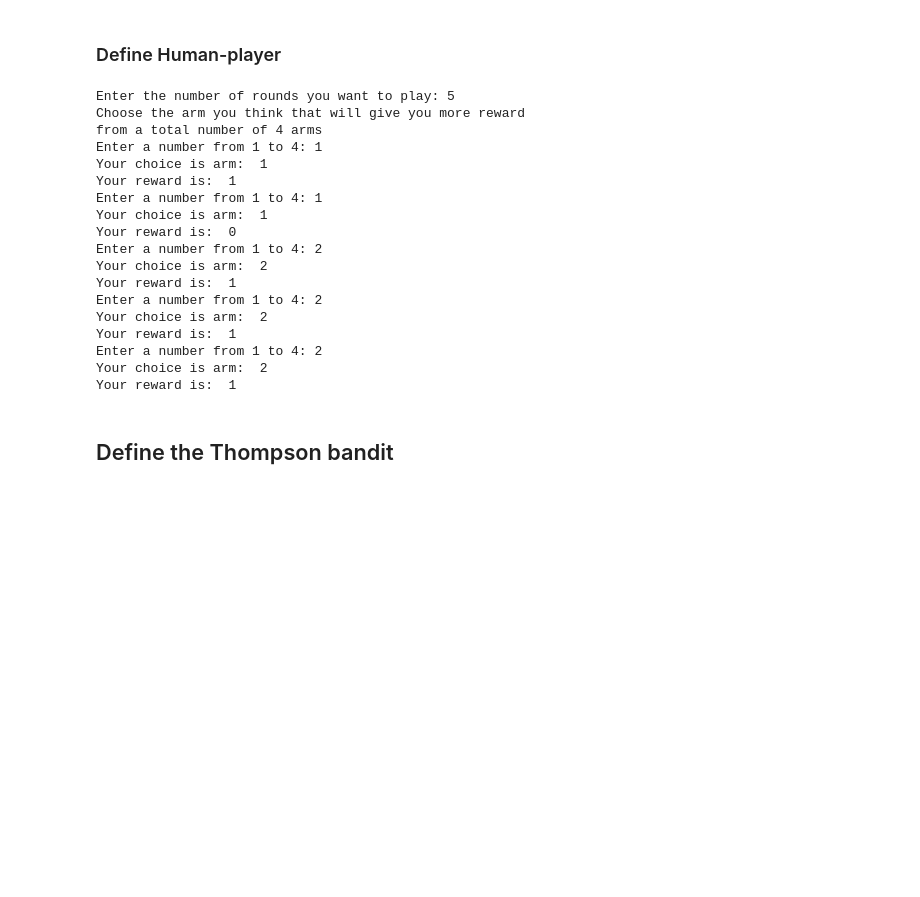
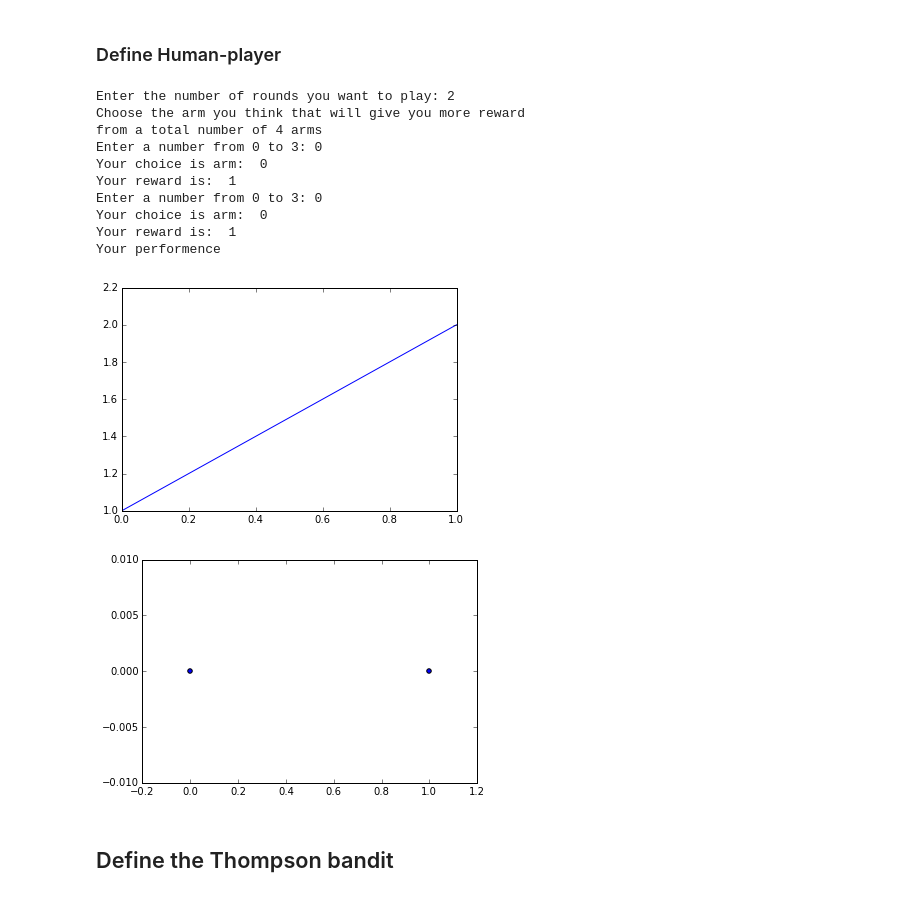
Before and after one commit to cwhy/MAB, a Jupyter notebook: Thompson Sampling.ipynb, the cells around one changed output. Saved outputs shown, nothing was run; the diff lists cells and outputs as text; code cells hidden in the pictures; blank space fills up the shorter version.

```diff
--- a/Thompson Sampling.ipynb
+++ b/Thompson Sampling.ipynb
@@ -72,44 +71,40 @@ class Bandit:
 # %%
 class Player(Bandit):
     def __init__(self, config):
         Bandit.__init__(self, config)
 
     def choose(self):
-        return int(input("Enter a number from 1 to " + str(self.n_arms) + ": "))
+        return int(input("Enter a number from 0 to " + str(self.n_arms - 1) + ": "))
 
     def learn(self, i_arm, reward):
         print("Your choice is arm: ", i_arm)
         print("Your reward is: ", reward)
 
     def start(self, arms):
         rounds = int(input("Enter the number of rounds you want to play: "))
         print("Choose the arm you think that will give you more reward", )
         print("from a total number of " + str(self.n_arms) + " arms", )
         for _ in range(rounds):
             self.pull_and_learn(arms)
 
 
 player = Player(config)
 player.start(arms)
+print("Your performence")
+player.plot_history()
 # %% [output]
-Enter the number of rounds you want to play: 5
+Enter the number of rounds you want to play: 2
 Choose the arm you think that will give you more reward
 from a total number of 4 arms
-Enter a number from 1 to 4: 1
-Your choice is arm:  1
+Enter a number from 0 to 3: 0
+Your choice is arm:  0
 Your reward is:  1
-Enter a number from 1 to 4: 1
-Your choice is arm:  1
-Your reward is:  0
-Enter a number from 1 to 4: 2
-Your choice is arm:  2
+Enter a number from 0 to 3: 0
+Your choice is arm:  0
 Your reward is:  1
-Enter a number from 1 to 4: 2
-Your choice is arm:  2
-Your reward is:  1
-Enter a number from 1 to 4: 2
-Your choice is arm:  2
-Your reward is:  1
+Your performence
+[figure, added]
+[figure, added]
 # %% [markdown]
 ## Define the Thompson bandit
 # %%
```
Also changed, not shown: parts of 3 cells of this notebook.
